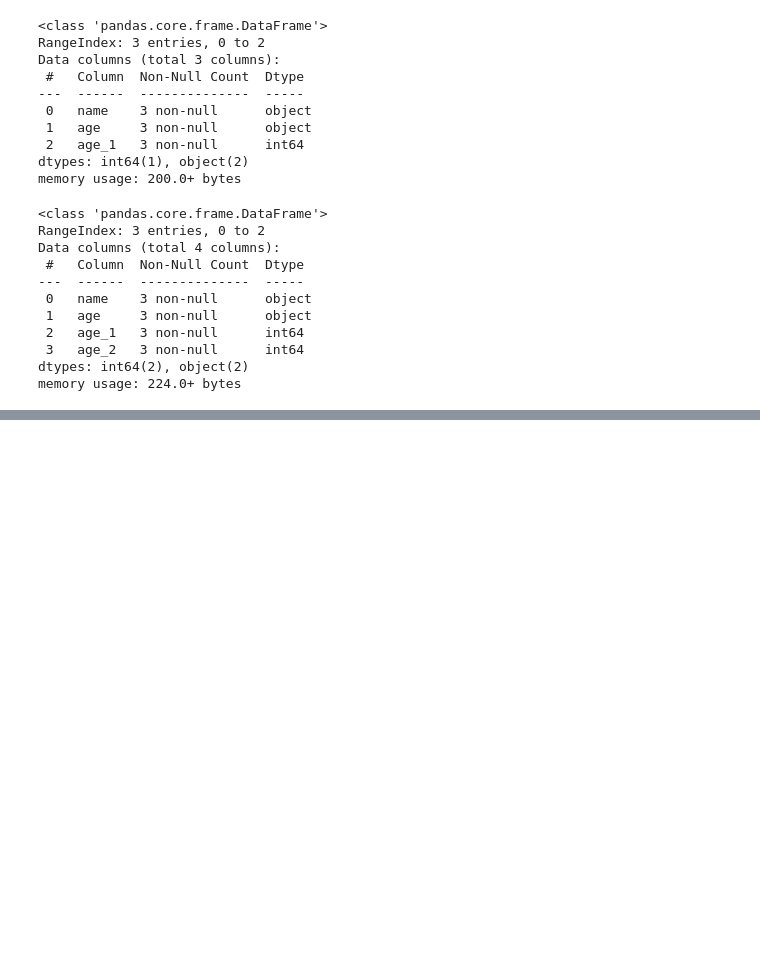
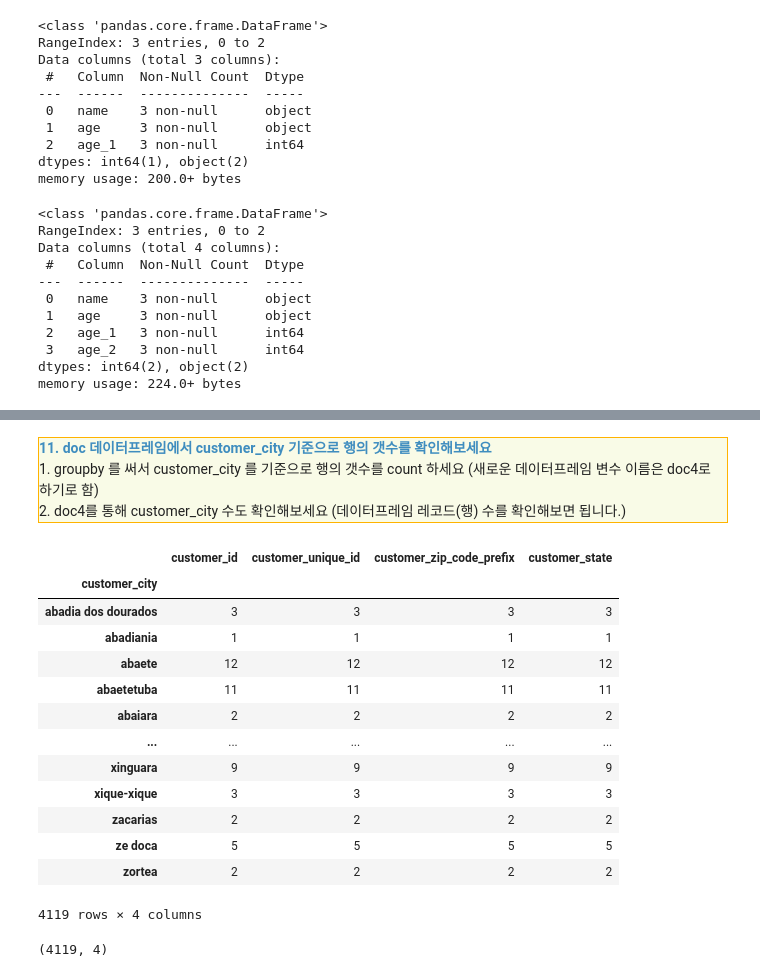
Before and after one commit to jinkyungpark/python_science, a Jupyter notebook: pandas/주요로직.ipynb, the cells around one changed output, grey strips where cells are left out. Drawn from its saved outputs; the diff is of its cells as text; code cells hidden in the pictures; blank space fills up the shorter version.

```diff
--- a/pandas/주요로직.ipynb
+++ b/pandas/주요로직.ipynb
@@ -57,0 +266,30 @@ memory usage: 224.0+ bytes
+# %% [markdown]
+<div class="alert alert-block" style="border: 1px solid #FFB300;background-color:#F9FBE7;">
+<font size="2em" style="font-weight:bold;color:#3f8dbf;">11. doc 데이터프레임에서 customer_city 기준으로 행의 갯수를 확인해보세요 </font><br>
+    1. groupby 를 써서 customer_city 를 기준으로 행의 갯수를 count 하세요 (새로운 데이터프레임 변수 이름은 doc4로 하기로 함)<br>
+    2. doc4를 통해 customer_city 수도 확인해보세요 (데이터프레임 레코드(행) 수를 확인해보면 됩니다.)<br>
+</div>
+# %%
+# 원본 데이터 문자열에서 가져오기
+
+df4 = df.groupby("customer_city").count()
+df4
+# %% [output]
+|  | customer_id | customer_unique_id | customer_zip_code_prefix | customer_state |
+| customer_city |  |  |  |  |
+| abadia dos dourados | 3 | 3 | 3 | 3 |
+| abadiania | 1 | 1 | 1 | 1 |
+| abaete | 12 | 12 | 12 | 12 |
+| abaetetuba | 11 | 11 | 11 | 11 |
+| abaiara | 2 | 2 | 2 | 2 |
+| ... | ... | ... | ... | ... |
+| xinguara | 9 | 9 | 9 | 9 |
+| xique-xique | 3 | 3 | 3 | 3 |
+| zacarias | 2 | 2 | 2 | 2 |
+| ze doca | 5 | 5 | 5 | 5 |
+| zortea | 2 | 2 | 2 | 2 |
+4119 rows × 4 columns
+# %%
+df4.shape
+# %% [output]
+(4119, 4)
```
Also changed, not shown: parts of 58 cells of this notebook, 7 other files.
